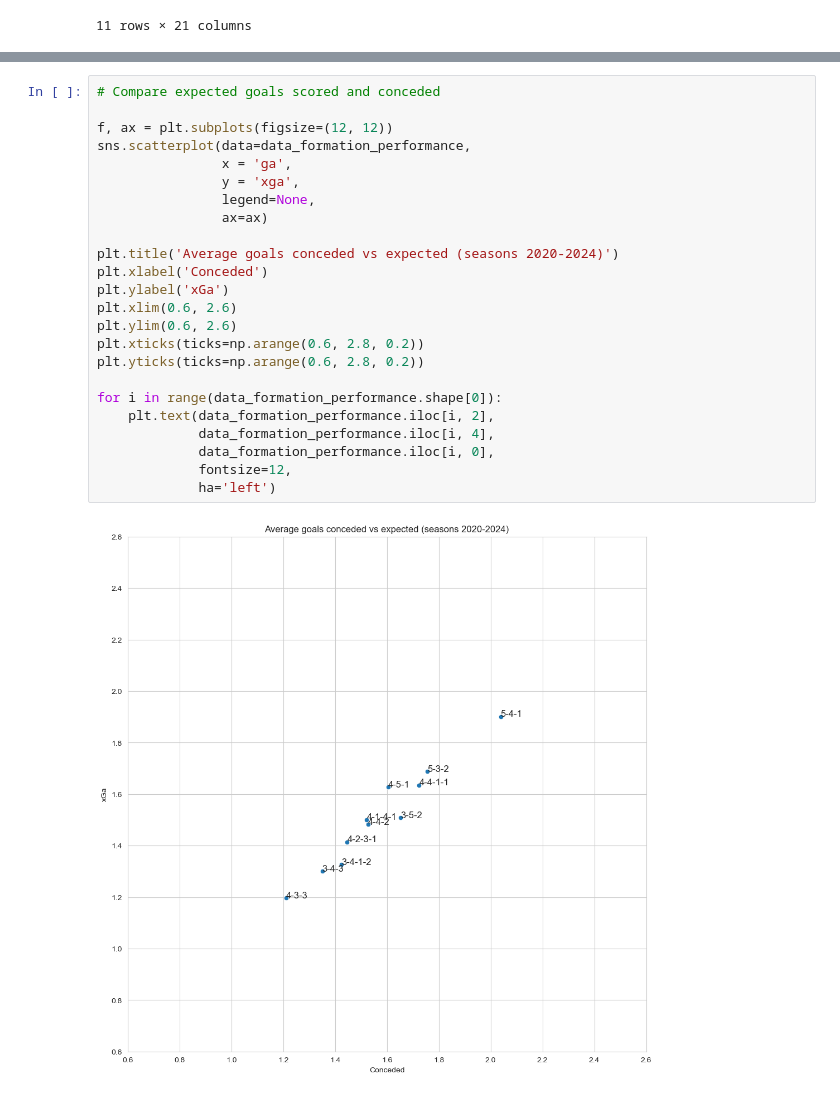
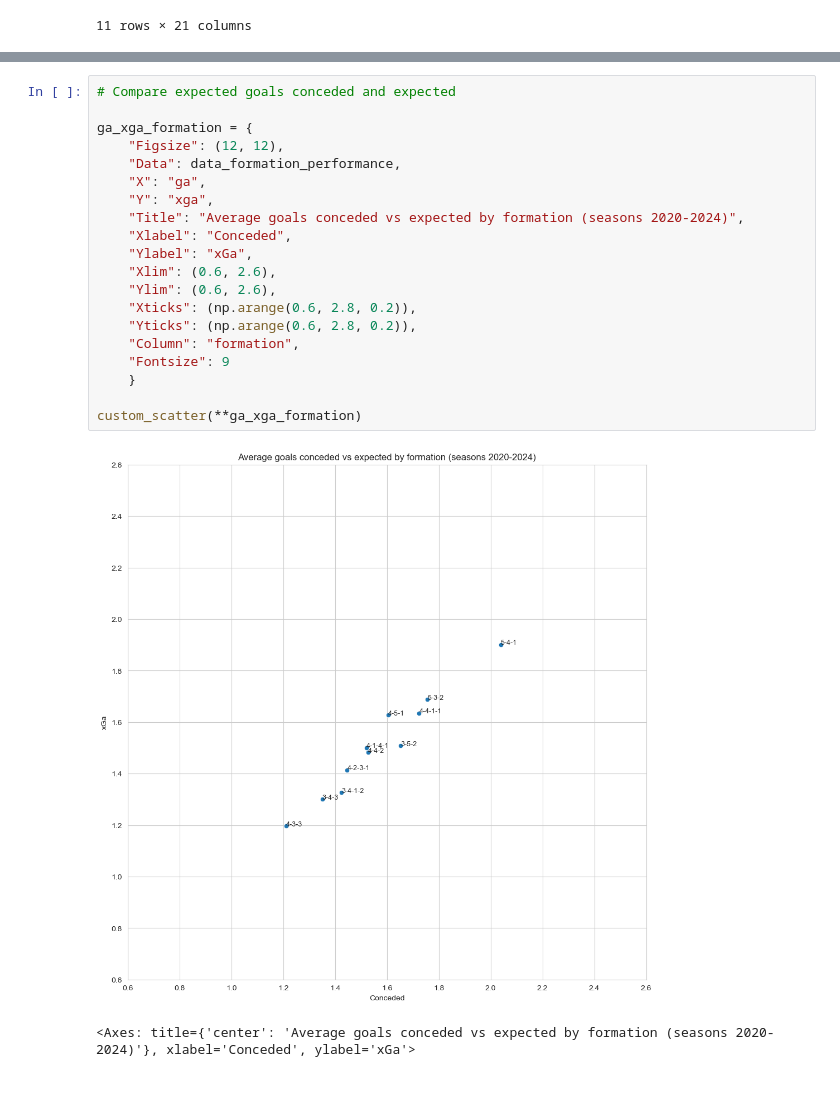
Before and after one commit to mateuszdziegielewski/premier_league, a Jupyter notebook: notebooks/2.01-md-analysis.ipynb, the cells around one changed output, grey strips where cells are left out. Cells and saved outputs as stored; diff of their text form.

```diff
--- a/notebooks/2.01-md-analysis.ipynb
+++ b/notebooks/2.01-md-analysis.ipynb
@@ -358,29 +402,26 @@ for i in range(data_formation_performance.shape[0]):
 # %%
-# Compare expected goals scored and conceded
+# Compare expected goals conceded and expected
 
-f, ax = plt.subplots(figsize=(12, 12))
-sns.scatterplot(data=data_formation_performance,
-                x = 'ga',
-                y = 'xga',
-                legend=None,
-                ax=ax)
+ga_xga_formation = {
+    "Figsize": (12, 12),
+    "Data": data_formation_performance,
+    "X": "ga",
+    "Y": "xga",
+    "Title": "Average goals conceded vs expected by formation (seasons 2020-2024)",
+    "Xlabel": "Conceded",
+    "Ylabel": "xGa",
+    "Xlim": (0.6, 2.6),
+    "Ylim": (0.6, 2.6),
+    "Xticks": (np.arange(0.6, 2.8, 0.2)),
+    "Yticks": (np.arange(0.6, 2.8, 0.2)),
+    "Column": "formation",
+    "Fontsize": 9
+    }
 
-plt.title('Average goals conceded vs expected (seasons 2020-2024)')
-plt.xlabel('Conceded')
-plt.ylabel('xGa')
-plt.xlim(0.6, 2.6)
-plt.ylim(0.6, 2.6)
-plt.xticks(ticks=np.arange(0.6, 2.8, 0.2))
-plt.yticks(ticks=np.arange(0.6, 2.8, 0.2))
-
-for i in range(data_formation_performance.shape[0]):
-    plt.text(data_formation_performance.iloc[i, 2],
-             data_formation_performance.iloc[i, 4],
-             data_formation_performance.iloc[i, 0],
-             fontsize=12,
-             ha='left')
+custom_scatter(**ga_xga_formation)
 # %% [output]
-[figure, old version]
+[figure, new version]
+<Axes: title={'center': 'Average goals conceded vs expected by formation (seasons 2020-2024)'}, xlabel='Conceded', ylabel='xGa'>
 # %%
 # Compare possession and expected goals
 
```
Also changed, not shown: parts of 17 cells of this notebook, 1 other file.
